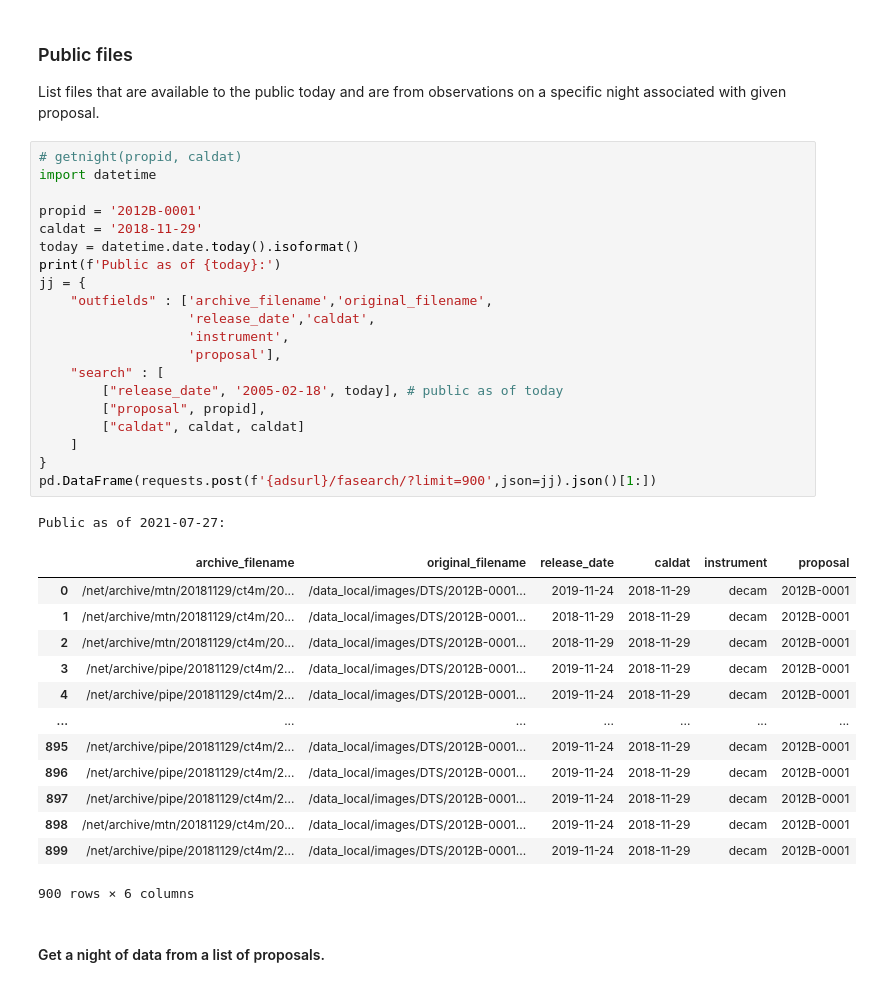
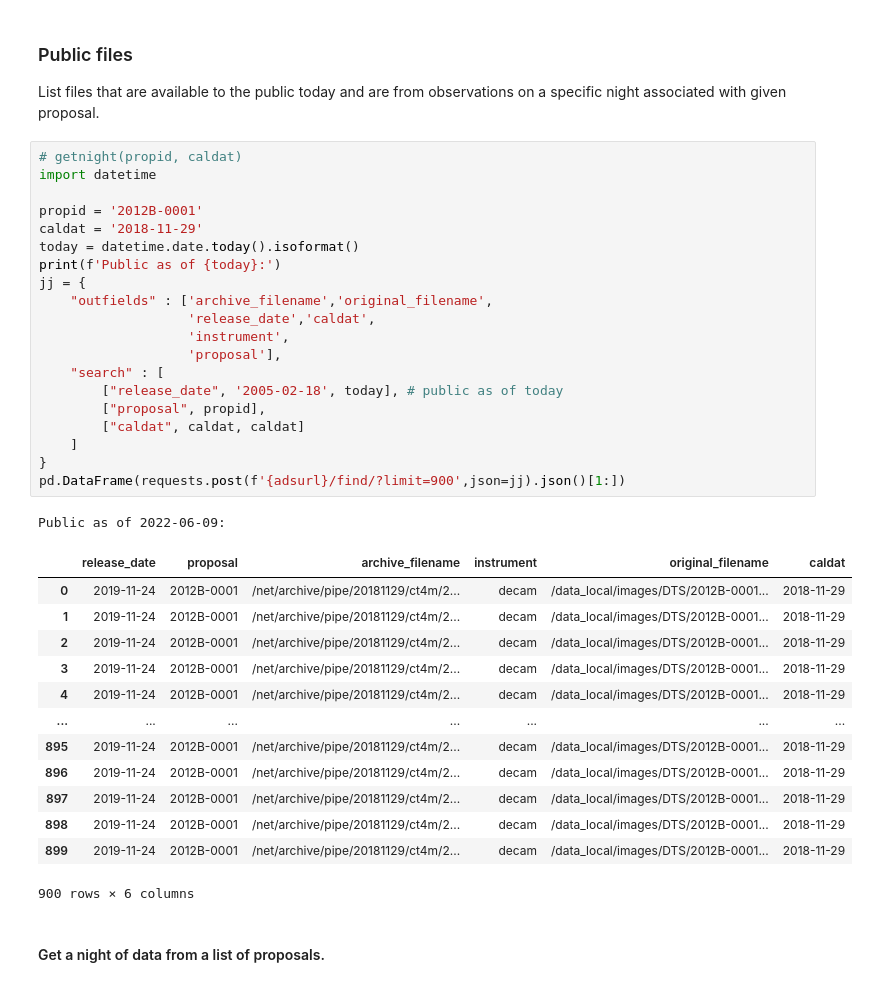
Before and after one commit to NOAO/nat-nb, a Jupyter notebook: advanced-search.ipynb, the cells around one changed output. Cells and saved outputs as stored; diff of their text form.

```diff
--- a/advanced-search.ipynb
+++ b/advanced-search.ipynb
@@ -487,37 +485,37 @@ List files that are available to the public today and are from observations on a
 # %%
 # getnight(propid, caldat)
 import datetime
 
 propid = '2012B-0001'
 caldat = '2018-11-29'
 today = datetime.date.today().isoformat()
 print(f'Public as of {today}:')
 jj = {
     "outfields" : ['archive_filename','original_filename',
                    'release_date','caldat',
                    'instrument',
                    'proposal'],
     "search" : [
         ["release_date", '2005-02-18', today], # public as of today
         ["proposal", propid],
         ["caldat", caldat, caldat]
     ]
 }
-pd.DataFrame(requests.post(f'{adsurl}/fasearch/?limit=900',json=jj).json()[1:])
+pd.DataFrame(requests.post(f'{adsurl}/find/?limit=900',json=jj).json()[1:])
 # %% [output]
-Public as of 2021-07-27:
+Public as of 2022-06-09:
-|  | archive_filename | original_filename | release_date | caldat | instrument | proposal |
-| 0 | /net/archive/mtn/20181129/ct4m/20... | /data_local/images/DTS/2012B-0001... | 2019-11-24 | 2018-11-29 | decam | 2012B-0001 |
-| 1 | /net/archive/mtn/20181129/ct4m/20... | /data_local/images/DTS/2012B-0001... | 2018-11-29 | 2018-11-29 | decam | 2012B-0001 |
-| 2 | /net/archive/mtn/20181129/ct4m/20... | /data_local/images/DTS/2012B-0001... | 2018-11-29 | 2018-11-29 | decam | 2012B-0001 |
-| 3 | /net/archive/pipe/20181129/ct4m/2... | /data_local/images/DTS/2012B-0001... | 2019-11-24 | 2018-11-29 | decam | 2012B-0001 |
-| 4 | /net/archive/pipe/20181129/ct4m/2... | /data_local/images/DTS/2012B-0001... | 2019-11-24 | 2018-11-29 | decam | 2012B-0001 |
+|  | release_date | proposal | archive_filename | instrument | original_filename | caldat |
+| 0 | 2019-11-24 | 2012B-0001 | /net/archive/pipe/20181129/ct4m/2... | decam | /data_local/images/DTS/2012B-0001... | 2018-11-29 |
+| 1 | 2019-11-24 | 2012B-0001 | /net/archive/pipe/20181129/ct4m/2... | decam | /data_local/images/DTS/2012B-0001... | 2018-11-29 |
+| 2 | 2019-11-24 | 2012B-0001 | /net/archive/pipe/20181129/ct4m/2... | decam | /data_local/images/DTS/2012B-0001... | 2018-11-29 |
+| 3 | 2019-11-24 | 2012B-0001 | /net/archive/pipe/20181129/ct4m/2... | decam | /data_local/images/DTS/2012B-0001... | 2018-11-29 |
+| 4 | 2019-11-24 | 2012B-0001 | /net/archive/pipe/20181129/ct4m/2... | decam | /data_local/images/DTS/2012B-0001... | 2018-11-29 |
 | ... | ... | ... | ... | ... | ... | ... |
-| 895 | /net/archive/pipe/20181129/ct4m/2... | /data_local/images/DTS/2012B-0001... | 2019-11-24 | 2018-11-29 | decam | 2012B-0001 |
-| 896 | /net/archive/pipe/20181129/ct4m/2... | /data_local/images/DTS/2012B-0001... | 2019-11-24 | 2018-11-29 | decam | 2012B-0001 |
-| 897 | /net/archive/pipe/20181129/ct4m/2... | /data_local/images/DTS/2012B-0001... | 2019-11-24 | 2018-11-29 | decam | 2012B-0001 |
-| 898 | /net/archive/mtn/20181129/ct4m/20... | /data_local/images/DTS/2012B-0001... | 2019-11-24 | 2018-11-29 | decam | 2012B-0001 |
-| 899 | /net/archive/pipe/20181129/ct4m/2... | /data_local/images/DTS/2012B-0001... | 2019-11-24 | 2018-11-29 | decam | 2012B-0001 |
+| 895 | 2019-11-24 | 2012B-0001 | /net/archive/pipe/20181129/ct4m/2... | decam | /data_local/images/DTS/2012B-0001... | 2018-11-29 |
+| 896 | 2019-11-24 | 2012B-0001 | /net/archive/pipe/20181129/ct4m/2... | decam | /data_local/images/DTS/2012B-0001... | 2018-11-29 |
+| 897 | 2019-11-24 | 2012B-0001 | /net/archive/pipe/20181129/ct4m/2... | decam | /data_local/images/DTS/2012B-0001... | 2018-11-29 |
+| 898 | 2019-11-24 | 2012B-0001 | /net/archive/pipe/20181129/ct4m/2... | decam | /data_local/images/DTS/2012B-0001... | 2018-11-29 |
+| 899 | 2019-11-24 | 2012B-0001 | /net/archive/pipe/20181129/ct4m/2... | decam | /data_local/images/DTS/2012B-0001... | 2018-11-29 |
 900 rows × 6 columns
 # %% [markdown]
 #### Get a night of data from a list of proposals.
```
Also changed, not shown: parts of 23 cells of this notebook, 2 other files.
